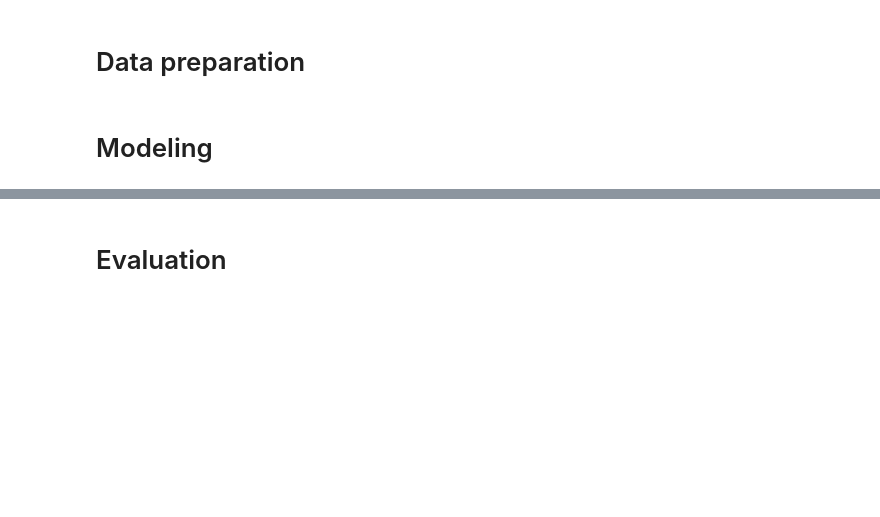
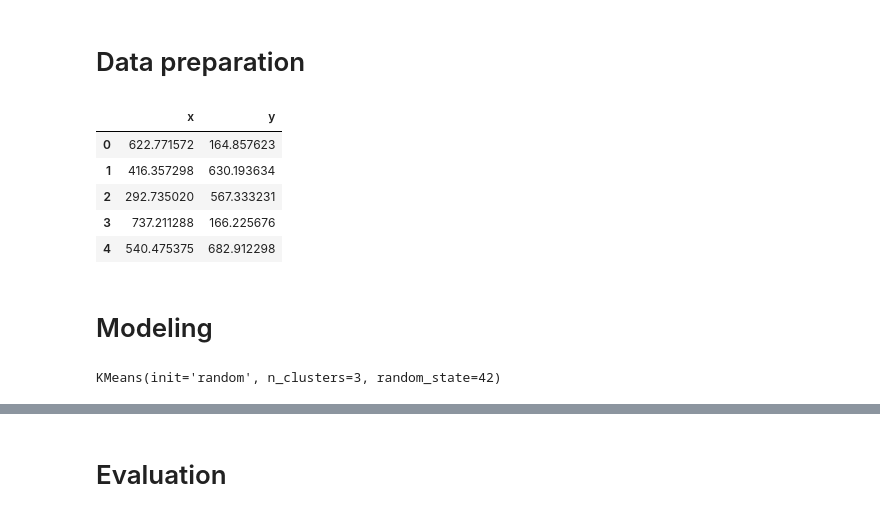
Before and after one commit to WelehoBRUDER/MetropoliaAMK-data-handling, a Jupyter notebook: task-5/main.ipynb, the cells around one changed output, grey strips where cells are left out. Saved outputs shown, nothing was run; the diff lists cells and outputs as text; code cells hidden in the pictures; blank space fills up the shorter version.

```diff
--- a/task-5/main.ipynb
+++ b/task-5/main.ipynb
@@ -49,5 +49,24 @@ plt.show()
 The above grid shows a clear divide between customer locations. The central 'void' has next to no customers. This could be an area that is very difficult to provide service at or has other factors that turn away customers.
 # %% [markdown]
 # Data preparation
+# %%
+# Drop clientid from customer locations and only use the x and y coordinates.
+dcl = drone_cust_locations.drop(columns='clientid')
+dcl.head()
+# %% [output]
+|  | x | y |
+| 0 | 622.771572 | 164.857623 |
+| 1 | 416.357298 | 630.193634 |
+| 2 | 292.735020 | 567.333231 |
+| 3 | 737.211288 | 166.225676 |
+| 4 | 540.475375 | 682.912298 |
 # %% [markdown]
 # Modeling
+# %%
+from sklearn.cluster import KMeans
+
+dcl_copy = dcl.copy()
+model = KMeans(init='random', n_clusters=3, random_state=42)
+model.fit(dcl_copy)
+# %% [output]
+KMeans(init='random', n_clusters=3, random_state=42)
```
Also changed, not shown: parts of 2 cells of this notebook.
